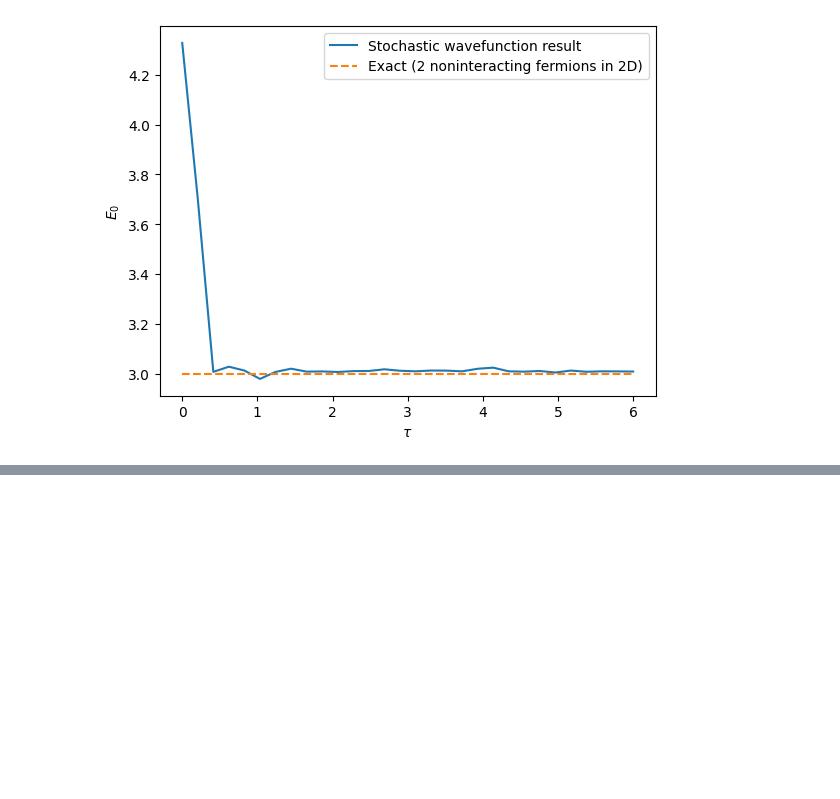
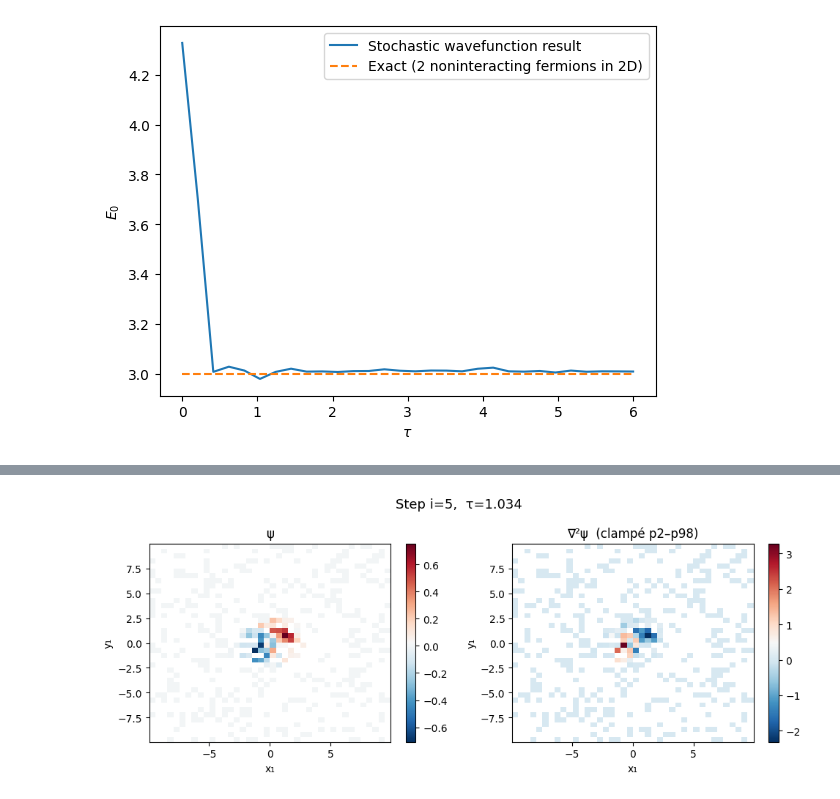
Before and after one commit to charlesbx2/ProjetML, a Jupyter notebook: Untitled-1.ipynb, the cells around one changed output, grey strips where cells are left out. Saved outputs shown, nothing was run; the diff lists cells and outputs as text; code cells hidden in the pictures; blank space fills up the shorter version.

```diff
--- a/Untitled-1.ipynb
+++ b/Untitled-1.ipynb
@@ -155,0 +158,71 @@ plt.show()
+# %%
+
+
+
+
+def plot_laplacian_heatmap(results, time_step, coord_x=0, coord_y=1, n_bins=40):
+    x_t      = results['x']        # (nsamples, dim, n_t)
+    psi_t    = results['psi_t']    # (nsamples, n_t)
+    d2psi_t  = results['d2psi_t']  # (nsamples, n_t)
+    t        = results['t']
+    tau      = -t.imag
+
+    x_samples  = x_t[:, coord_x, time_step]
+    y_samples  = x_t[:, coord_y, time_step]
+    d2psi_vals = d2psi_t[:, time_step]
+    psi_vals   = psi_t[:, time_step].real
+
+    d2psi_clipped = np.clip(d2psi_vals,
+                            np.percentile(d2psi_vals, 2),
+                            np.percentile(d2psi_vals, 98))
+
+    x_edges = np.linspace(x_samples.min(), x_samples.max(), n_bins + 1)
+    y_edges = np.linspace(y_samples.min(), y_samples.max(), n_bins + 1)
+
+    def bin_quantity(values):
+        grid   = np.full((n_bins, n_bins), np.nan)
+        counts = np.zeros((n_bins, n_bins))
+        ix = np.digitize(x_samples, x_edges) - 1
+        iy = np.digitize(y_samples, y_edges) - 1
+        mask = (ix >= 0) & (ix < n_bins) & (iy >= 0) & (iy < n_bins)
+        for k in np.where(mask)[0]:
+            if np.isnan(grid[ix[k], iy[k]]):
+                grid[ix[k], iy[k]] = 0.0
+            grid[ix[k], iy[k]] += values[k]
+            counts[ix[k], iy[k]] += 1
+        nonzero = counts > 0
+        grid[nonzero] /= counts[nonzero]
+        return grid
+
+    grid_d2psi = bin_quantity(d2psi_clipped)
+    grid_psi   = bin_quantity(psi_vals)
+
+    X, Y = np.meshgrid(
+        0.5 * (x_edges[:-1] + x_edges[1:]),
+        0.5 * (y_edges[:-1] + y_edges[1:]),
+        indexing='ij'
+    )
+
+    coord_names = ['x₁', 'y₁', 'x₂', 'y₂']
+    fig, axes = plt.subplots(1, 2, figsize=(10, 4))
+    fig.suptitle(f'Step i={time_step},  τ={tau[time_step]:.3f}', fontsize=13)
+
+    im0 = axes[0].pcolormesh(X, Y, grid_psi, cmap='RdBu_r')
+    axes[0].set_title('ψ')
+    axes[0].set_xlabel(coord_names[coord_x])
+    axes[0].set_ylabel(coord_names[coord_y])
+    plt.colorbar(im0, ax=axes[0])
+
+    im1 = axes[1].pcolormesh(X, Y, grid_d2psi, cmap='RdBu_r')
+    axes[1].set_title('∇²ψ  (clampé p2–p98)')
+    axes[1].set_xlabel(coord_names[coord_x])
+    axes[1].set_ylabel(coord_names[coord_y])
+    plt.colorbar(im1, ax=axes[1])
+
+    plt.tight_layout()
+    plt.show()
+
+# --- Utilisation ---
+plot_laplacian_heatmap(results,time_step=5, coord_x=0, coord_y=1)
+# %% [output]
+[figure, added]
```
Also changed, not shown: parts of 5 cells of this notebook, 5 other files.
